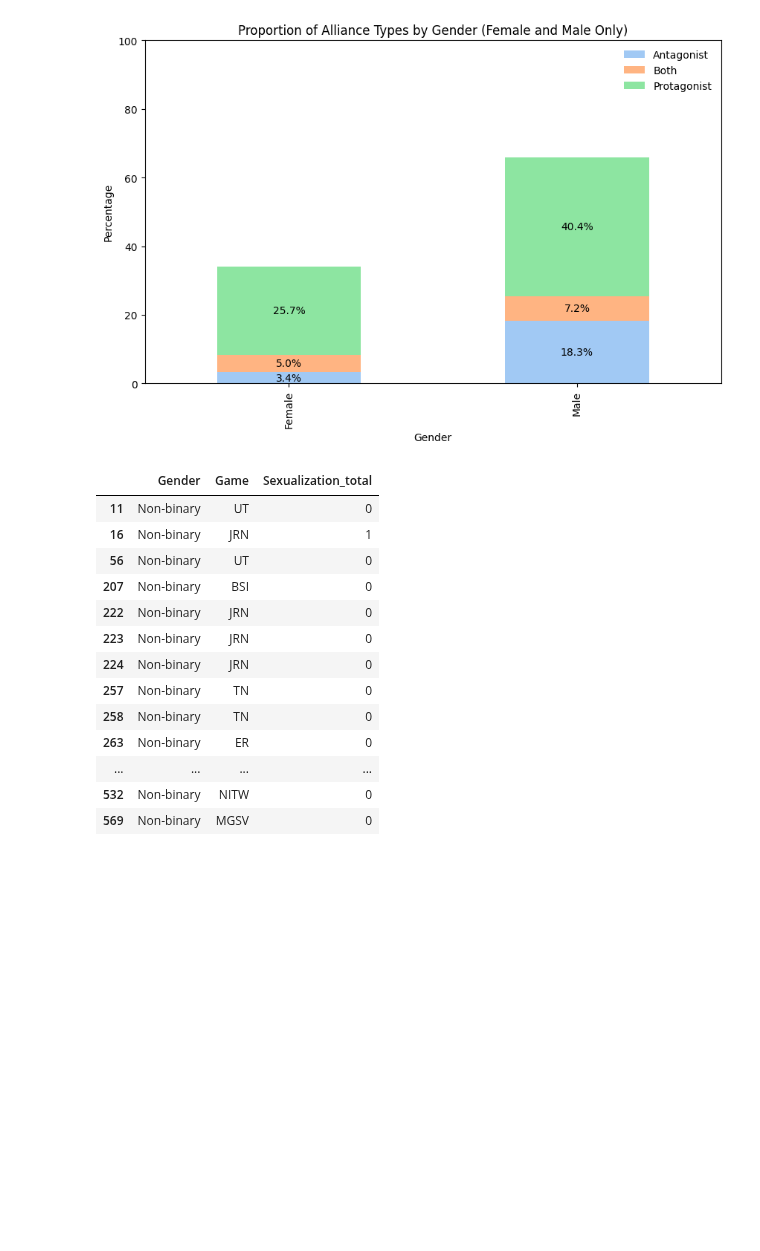
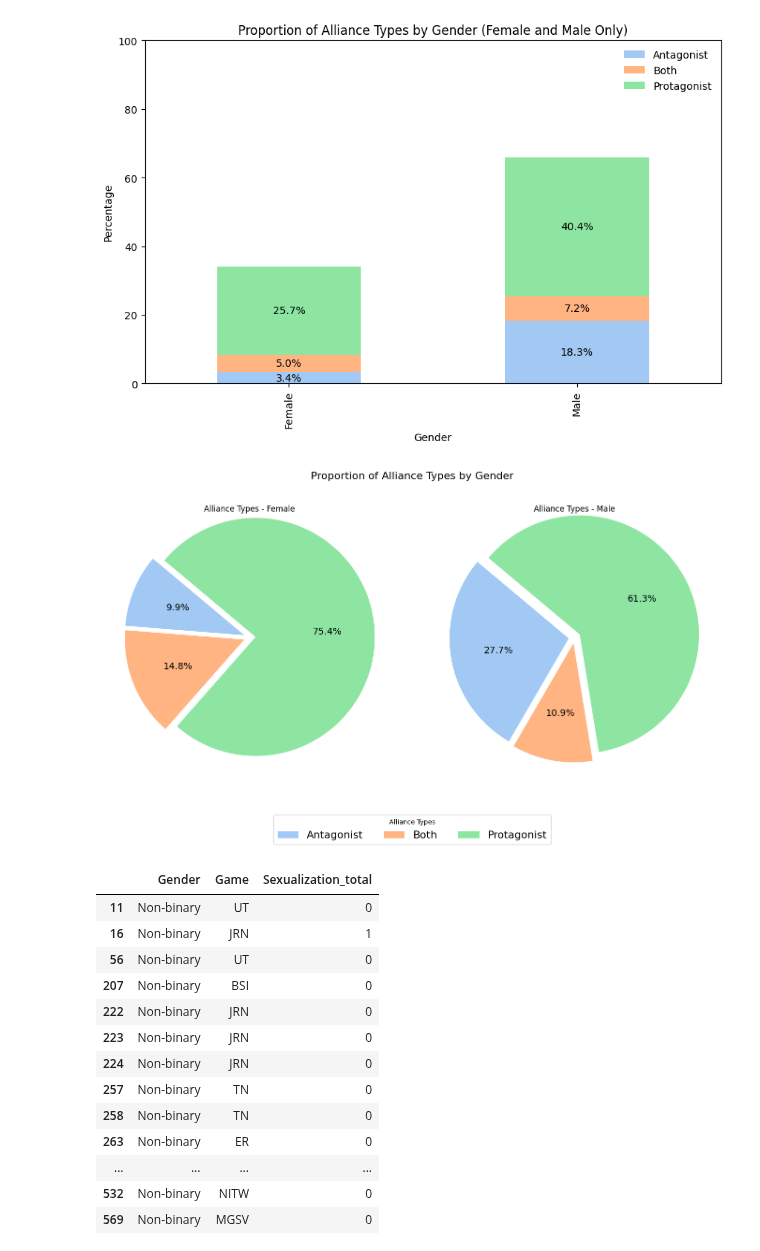
Before and after one commit to hayleyyryan/CFG_Degree_Project_Group_4, a Jupyter notebook: notebooks/archive/character_and_sexualization.ipynb, the cells around one changed output. Drawn from its saved outputs; the diff is of its cells as text; code cells hidden in the pictures; blank space fills up the shorter version.

```diff
--- a/notebooks/archive/character_and_sexualization.ipynb
+++ b/notebooks/archive/character_and_sexualization.ipynb
@@ -814,6 +814,43 @@ ax.legend(frameon=False)
 plt.show()
 # %% [output]
 [figure]
+# %%
+
+# filtering male and female results
+df_filtered = df_char[df_char['Gender'].isin(['Female', 'Male'])]
+
+# calcultaing %
+gen_ally = df_filtered[['Gender', 'Alliance']].value_counts(normalize=True).unstack().fillna(0) * 100
+
+
+colors = sns.color_palette('pastel', n_colors=3)
+
+# pie
+fig, axs = plt.subplots(1, 2, figsize=(14, 7))
+
+# adjusting % from the graphic (zoom)
+def func(pct):
+    return '{:.1f}%'.format(pct)
+
+# charpie for female with big numbers, explode parameter for breaking the cake :)
+axs[0].pie(gen_ally.loc['Female'], autopct=lambda pct: func(pct), colors=colors, startangle=140, explode=(0.05, 0.05, 0.05), textprops={'fontsize': 14})
+axs[0].set_title('Alliance Types - Female', y=0.91)  # Ajuste del título más cerca del gráfico
+
+# charpie for male with big numbers
+axs[1].pie(gen_ally.loc['Male'], autopct=lambda pct: func(pct), colors=colors, startangle=140, explode=(0.05, 0.05, 0.05), textprops={'fontsize': 14})
+axs[1].set_title('Alliance Types - Male', y=0.91)  # Ajuste del título más cerca del gráfico
+
+
+fig.suptitle('Proportion of Alliance Types by Gender', fontsize=16)
+
+
+labels = gen_ally.columns
+fig.legend(labels, loc='upper center', bbox_to_anchor=(0.5, -0.05), ncol=3, title="Alliance Types", fontsize=16)
+
+plt.tight_layout()
+plt.show()
+# %% [output]
+[figure, added]
 # %%
 #data regarding non-binary to be merged with games.csv to determine the countries these games are from:
 df_non_b = df_char[df_char['Gender'] == 'Non-binary'][['Gender', 'Game', 'Sexualization_total']]
```
Also changed, not shown: parts of 1 cell of this notebook.
